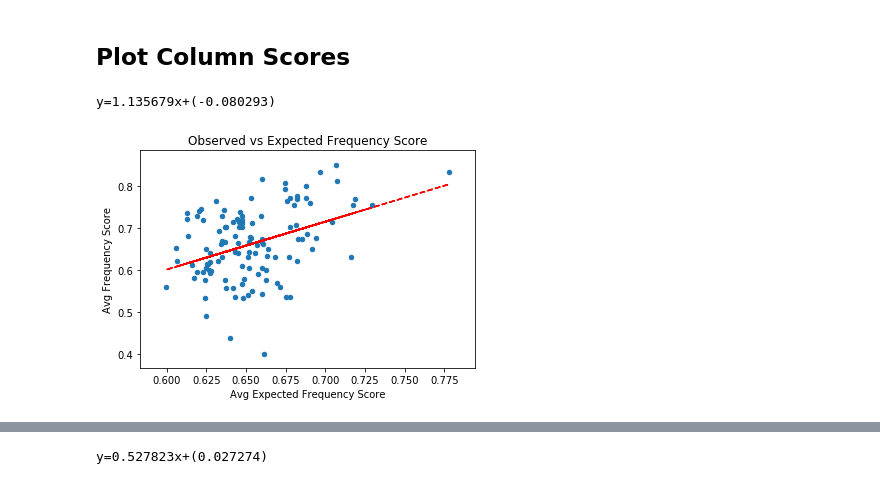
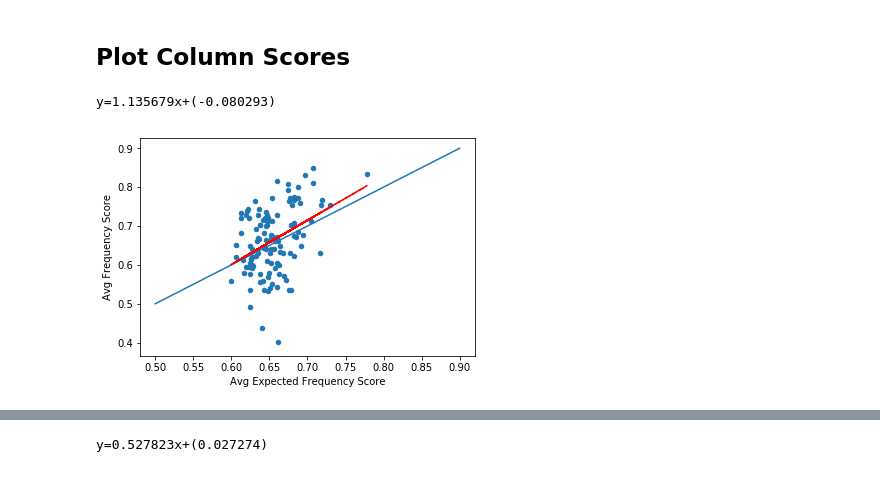
Before and after one commit to Fritos121/Codon-Usage-IDRs, a Jupyter notebook: plot_columns_P0A850.ipynb, the cells around one changed output, grey strips where cells are left out. Drawn from its saved outputs; the diff is of its cells as text; code cells hidden in the pictures.

```diff
--- a/plot_columns_P0A850.ipynb
+++ b/plot_columns_P0A850.ipynb
@@ -107,15 +107,15 @@ very few columns scored differently by soft and hard scores splitting at 50% (so
 # %% [markdown]
 ## Plot Column Scores
 # %%
-df_clean.plot.scatter("Avg Expected Frequency Score", "Avg Frequency Score", title="Observed vs Expected Frequency Score")
-#plt.plot([0.5,1], [0.5,1])
+df_clean.plot.scatter("Avg Expected Frequency Score", "Avg Frequency Score")#, title="Observed vs Expected Frequency Score")
+plt.plot([0.5,0.9], [0.5,0.9])
 
 x = df_clean["Avg Expected Frequency Score"]
 y = df_clean["Avg Frequency Score"]
 z = np.polyfit(x, y, 1)
 p = np.poly1d(z)
 plt.plot(x,p(x), "r--")
 print(f"y={z[0]:.6f}x+({z[1]:.6f})");
 # %% [output]
 y=1.135679x+(-0.080293)
-[figure, old version]
+[figure, new version]
```
Also changed, not shown: parts of 1 cell of this notebook, 2 other files.
